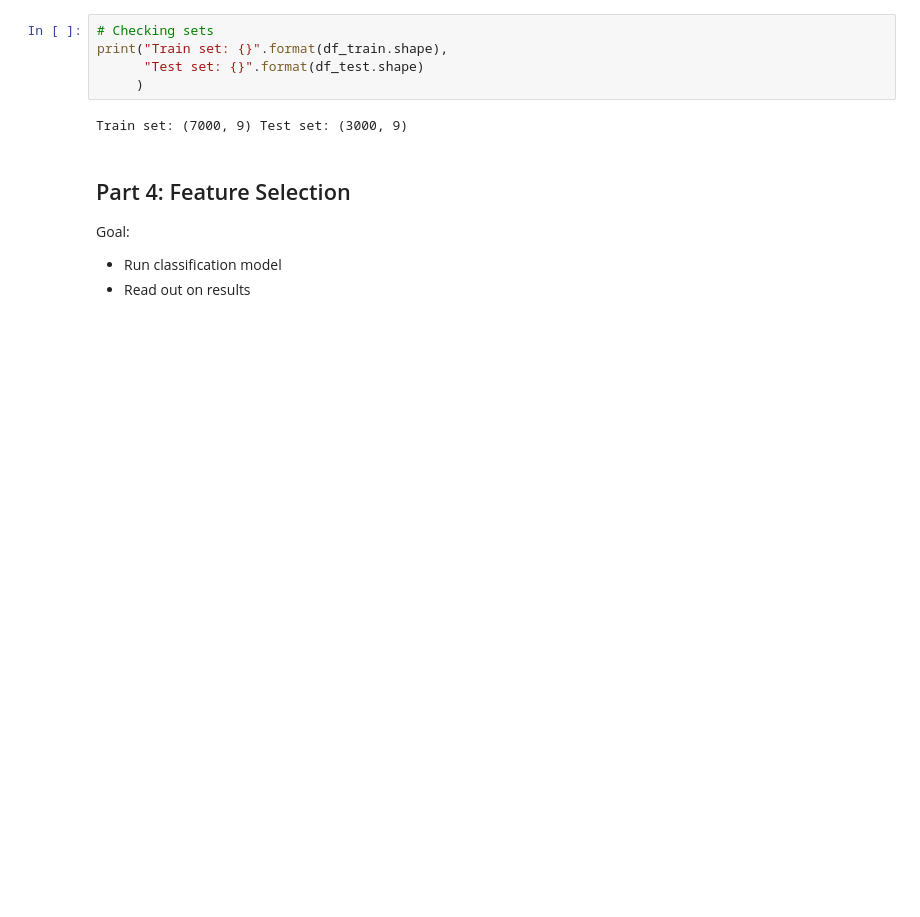
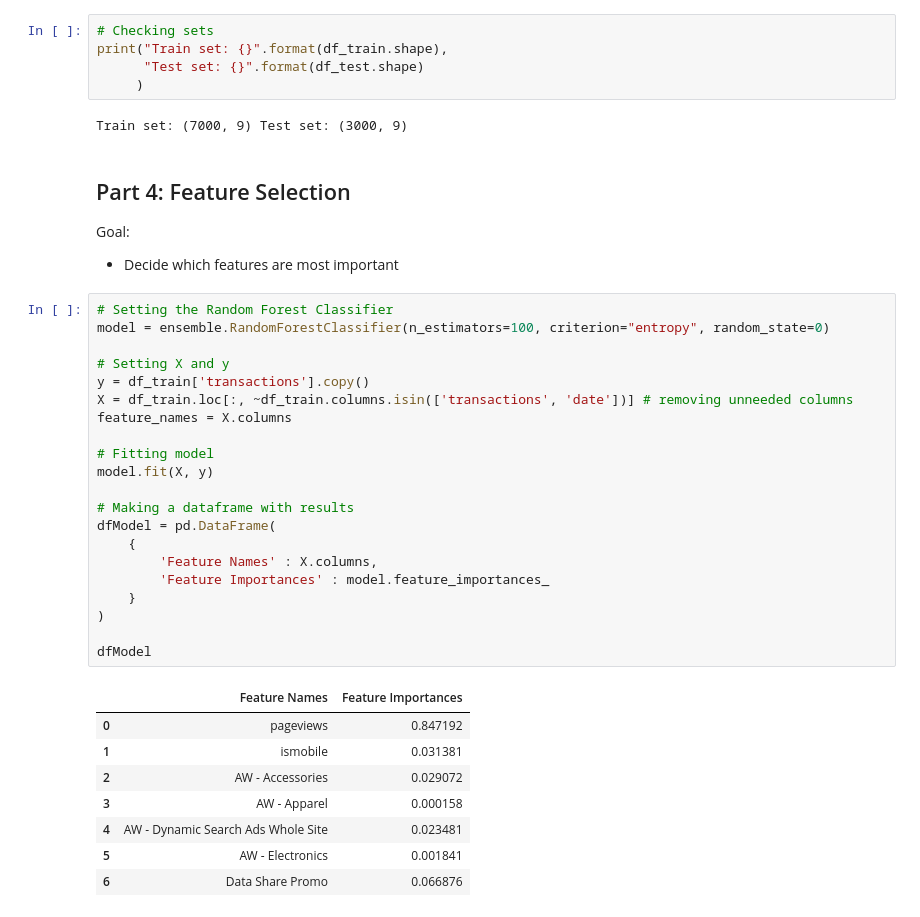
Before and after one commit to dsimonds-bot/bqml-google-analytics-conversion-pred, a Jupyter notebook: src/purchase-classification-google-analytics.ipynb, the cells around one changed output. Cells and saved outputs as stored; diff of their text form; blank space fills up the shorter version.

Commit message:
adding random forrest classifier

```diff
--- a/src/purchase-classification-google-analytics.ipynb
+++ b/src/purchase-classification-google-analytics.ipynb
@@ -187,5 +173,34 @@ Train set: (7000, 9) Test set: (3000, 9)
 # %% [markdown]
 ## Part 4: Feature Selection
 Goal:
-- Run classification model
-- Read out on results
+- Decide which features are most important
+# %%
+# Setting the Random Forest Classifier
+model = ensemble.RandomForestClassifier(n_estimators=100, criterion="entropy", random_state=0)
+
+# Setting X and y
+y = df_train['transactions'].copy()
+X = df_train.loc[:, ~df_train.columns.isin(['transactions', 'date'])] # removing unneeded columns
+feature_names = X.columns
+
+# Fitting model
+model.fit(X, y)
+
+# Making a dataframe with results
+dfModel = pd.DataFrame(
+    {
+        'Feature Names' : X.columns,
+        'Feature Importances' : model.feature_importances_
+    }
+)
+
+dfModel
+# %% [output]
+|  | Feature Names | Feature Importances |
+| 0 | pageviews | 0.847192 |
+| 1 | ismobile | 0.031381 |
+| 2 | AW - Accessories | 0.029072 |
+| 3 | AW - Apparel | 0.000158 |
+| 4 | AW - Dynamic Search Ads Whole Site | 0.023481 |
+| 5 | AW - Electronics | 0.001841 |
+| 6 | Data Share Promo | 0.066876 |
```
Also changed, not shown: parts of 2 cells of this notebook.
